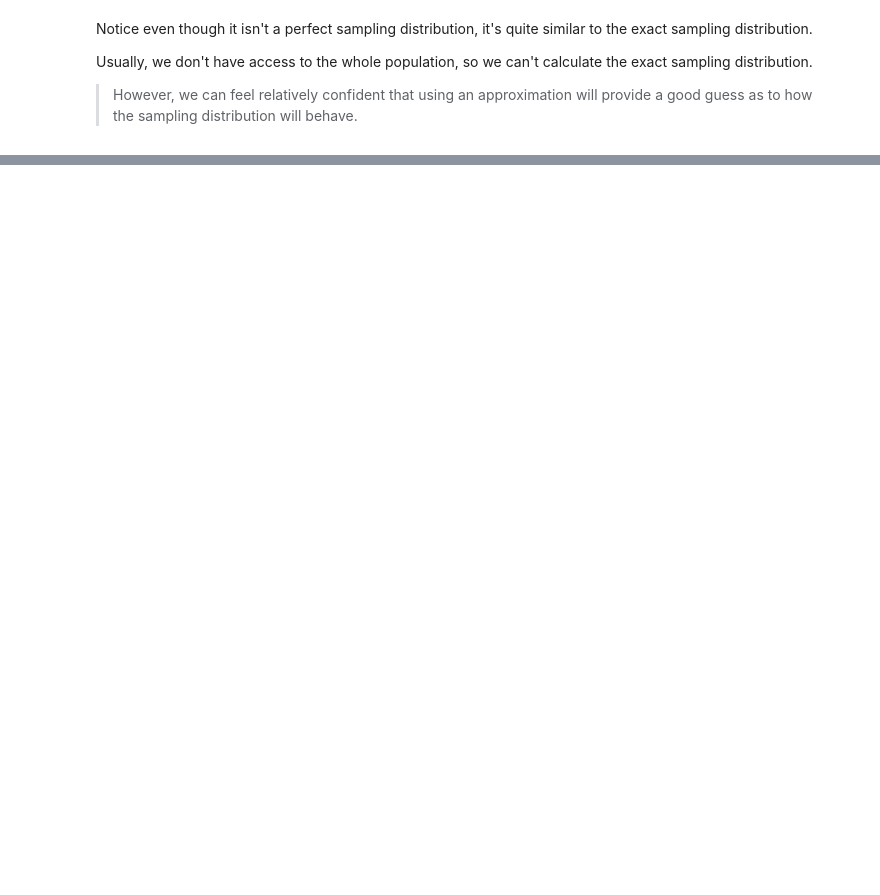
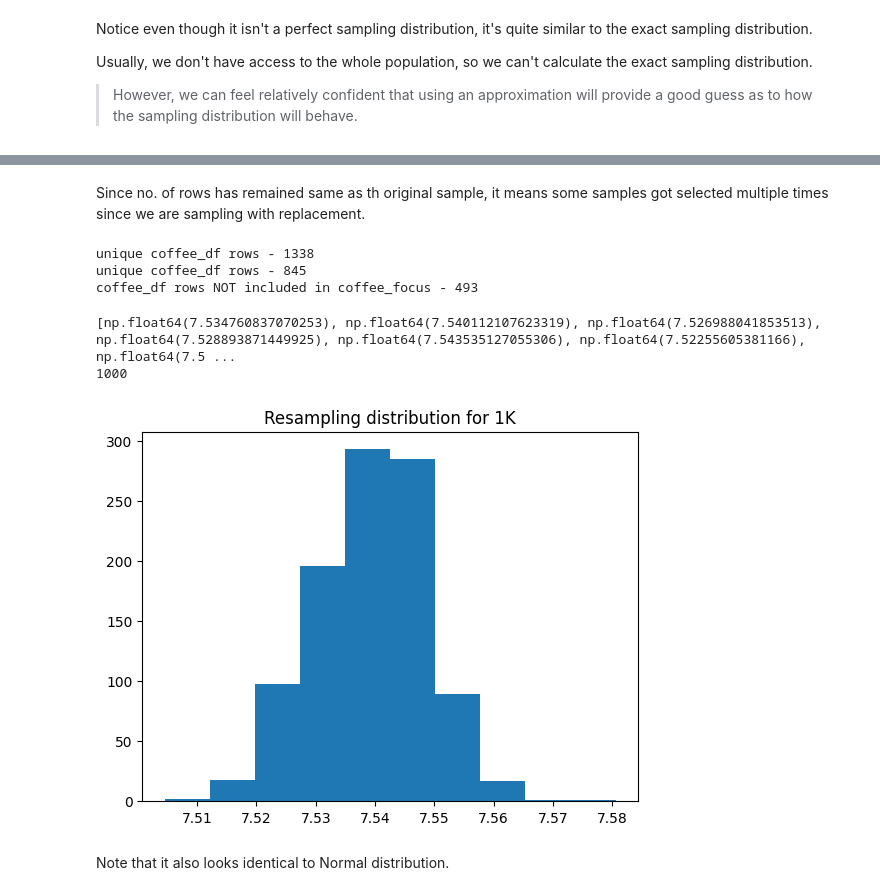
Before and after one commit to abhijeet-bhambere/python-ml-trail, a Jupyter notebook: sampling-in-python.ipynb, the cells around one changed output, grey strips where cells are left out. Saved outputs shown, nothing was run; the diff lists cells and outputs as text; code cells hidden in the pictures; blank space fills up the shorter version.

```diff
--- a/sampling-in-python.ipynb
+++ b/sampling-in-python.ipynb
@@ -602,0 +612,11 @@ The standard error indicates how precisely a sample statistic (like a mean) repr
+# %%
+# considering only 3 columns of main coffee_Df
+coffee_focus_df = coffee_df[["variety", "country_of_origin","flavor"]].copy().reset_index()
+coffee_focus_df.head()
+
+# Sampling 100% of the dataset with replacement (Resampling)
+coffee_focus_resamp = coffee_focus_df.sample(frac=1, replace=True)
+coffee_focus_resamp
+
+# Summarizing index count, we see multiple samples were selected multiple times
+coffee_focus_resamp["index"].value_counts()
@@ -602,0 +637,38 @@ The standard error indicates how precisely a sample statistic (like a mean) repr
+# %% [markdown]
+Since no. of rows has remained same as th original sample, it means some samples got selected multiple times since we are sampling with replacement.
+# %%
+# Varities of unique coffee_df rows
+print(f"unique coffee_df rows - {len(coffee_df.drop_duplicates())}")
+
+# Varieties of coffee_focus df rows
+print(f"unique coffee_df rows - {len(coffee_focus_resamp.drop_duplicates())}")
+
+# Rows not included in the focused df:
+print(f"coffee_df rows NOT included in coffee_focus - {len(coffee_df.drop_duplicates()) - len(coffee_focus_resamp.drop_duplicates())}")
+# %% [output]
+unique coffee_df rows - 1338
+unique coffee_df rows - 845
+coffee_df rows NOT included in coffee_focus - 493
+# %%
+# bootstrapping mean coffee flavour
+mean_flavors_1K = []
+
+for i in range(1000):
+    mean_flavors_1K.append(
+        np.mean(coffee_focus_resamp.sample(frac=1, replace=True)["flavor"])
+    )
+# calculating 1K sample means
+print(mean_flavors_1K)
+print(len(mean_flavors_1K))
+# %% [output]
+[np.float64(7.534760837070253), np.float64(7.540112107623319), np.float64(7.526988041853513), np.float64(7.528893871449925), np.float64(7.543535127055306), np.float64(7.52255605381166), np.float64(7.5 ...
+1000
+# %%
+# Histogram plot of the resampled means
+plt.hist(mean_flavors_1K)
+plt.title("Resampling distribution for 1K")
+plt.show()
+# %% [output]
+[figure, added]
+# %% [markdown]
+Note that it also looks identical to Normal distribution.
```
Also changed, not shown: parts of 24 cells of this notebook.
